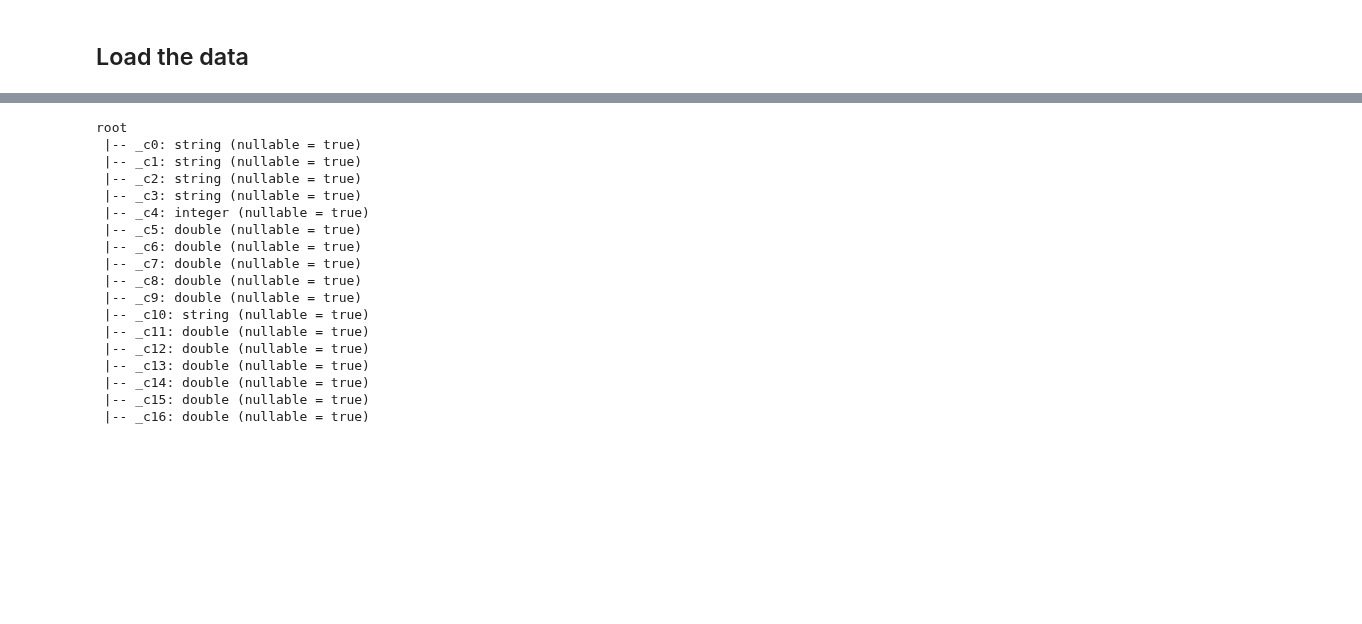
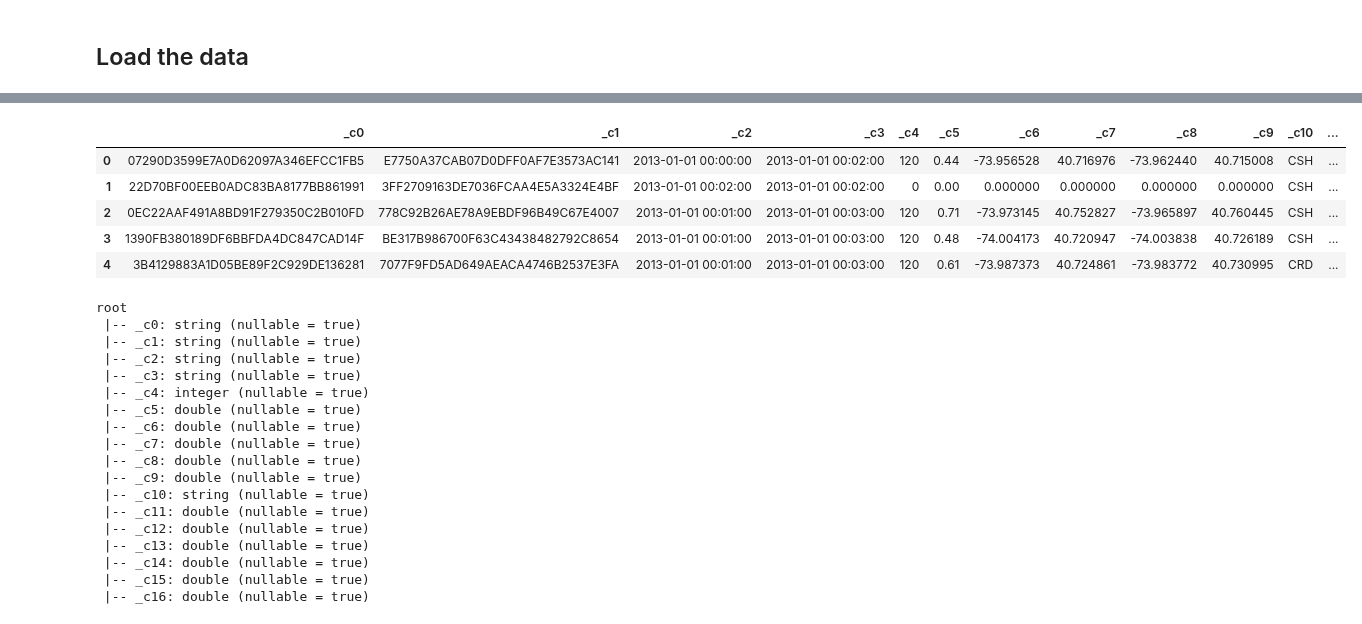
Before and after one commit to trajanov/BigDataAnalytics, a Jupyter notebook: Notebooks/Spark-Example-09.2-treeAggregate-Min-Max-Calculation.ipynb, the cells around one changed output, grey strips where cells are left out. Saved outputs shown, nothing was run; the diff lists cells and outputs as text; code cells hidden in the pictures; blank space fills up the shorter version.

```diff
--- a/Notebooks/Spark-Example-09.2-treeAggregate-Min-Max-Calculation.ipynb
+++ b/Notebooks/Spark-Example-09.2-treeAggregate-Min-Max-Calculation.ipynb
@@ -42,4 +46,13 @@ df.show(5, truncate=False)
 only showing top 5 rows
+# %%
+df.toPandas().head(5)
+# %% [output]
+|  | _c0 | _c1 | _c2 | _c3 | _c4 | _c5 | _c6 | _c7 | _c8 | _c9 | _c10 | ... |
+| 0 | 07290D3599E7A0D62097A346EFCC1FB5 | E7750A37CAB07D0DFF0AF7E3573AC141 | 2013-01-01 00:00:00 | 2013-01-01 00:02:00 | 120 | 0.44 | -73.956528 | 40.716976 | -73.962440 | 40.715008 | CSH | ... |
+| 1 | 22D70BF00EEB0ADC83BA8177BB861991 | 3FF2709163DE7036FCAA4E5A3324E4BF | 2013-01-01 00:02:00 | 2013-01-01 00:02:00 | 0 | 0.00 | 0.000000 | 0.000000 | 0.000000 | 0.000000 | CSH | ... |
+| 2 | 0EC22AAF491A8BD91F279350C2B010FD | 778C92B26AE78A9EBDF96B49C67E4007 | 2013-01-01 00:01:00 | 2013-01-01 00:03:00 | 120 | 0.71 | -73.973145 | 40.752827 | -73.965897 | 40.760445 | CSH | ... |
+| 3 | 1390FB380189DF6BBFDA4DC847CAD14F | BE317B986700F63C43438482792C8654 | 2013-01-01 00:01:00 | 2013-01-01 00:03:00 | 120 | 0.48 | -74.004173 | 40.720947 | -74.003838 | 40.726189 | CSH | ... |
+| 4 | 3B4129883A1D05BE89F2C929DE136281 | 7077F9FD5AD649AEACA4746B2537E3FA | 2013-01-01 00:01:00 | 2013-01-01 00:03:00 | 120 | 0.61 | -73.987373 | 40.724861 | -73.983772 | 40.730995 | CRD | ... |
 # %%
 df.printSchema()
 # %% [output]
```
Also changed, not shown: parts of 14 cells of this notebook, 3 other files.
